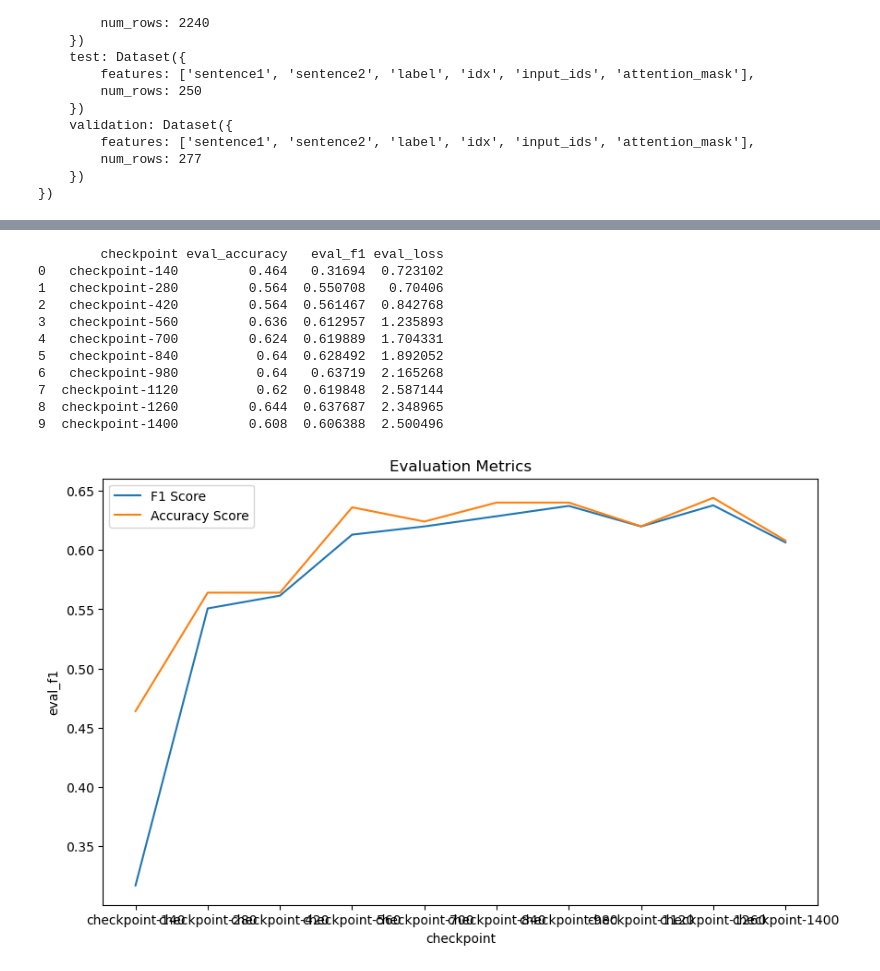
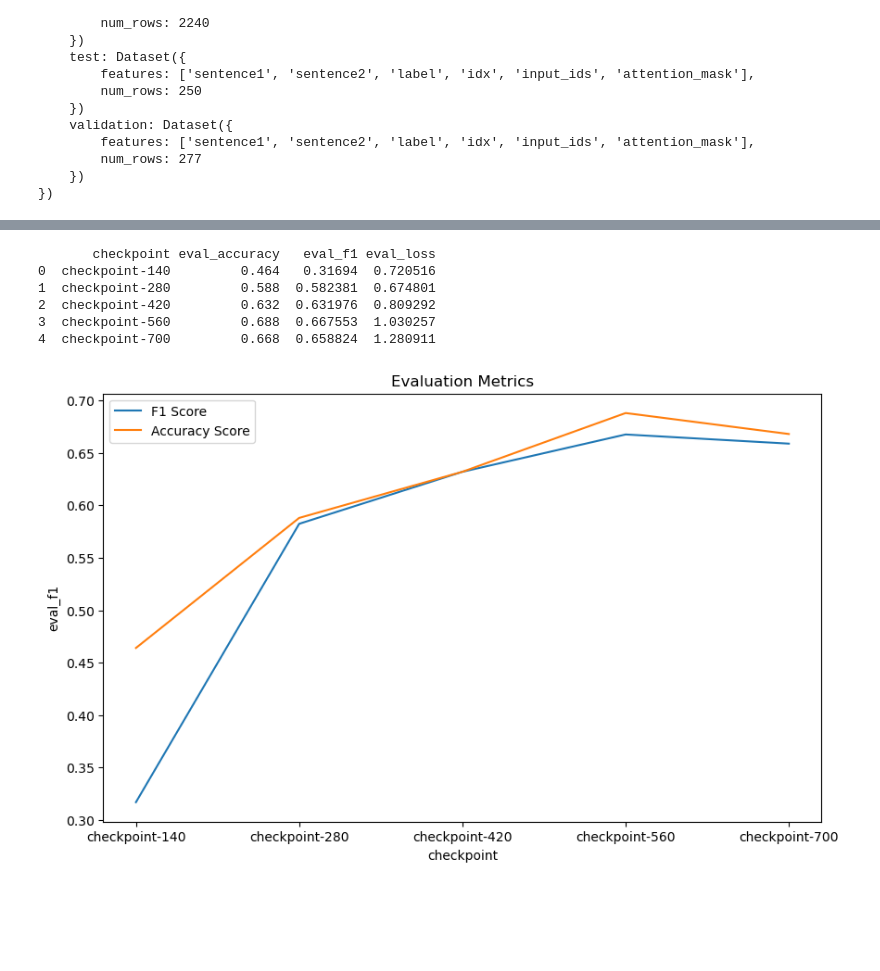
Before and after one commit to brunoconterato/udemy-lazyp-transformers-nlp, a Jupyter notebook: Fine-Tuning (Intermediate)/Fine-Tunning Text Classification Multiple Inputs.ipynb, the cells around one changed output, grey strips where cells are left out. Saved outputs shown, nothing was run; the diff lists cells and outputs as text; code cells hidden in the pictures; blank space fills up the shorter version.

```diff
--- a/Fine-Tuning (Intermediate)/Fine-Tunning Text Classification Multiple Inputs.ipynb
+++ b/Fine-Tuning (Intermediate)/Fine-Tunning Text Classification Multiple Inputs.ipynb
@@ -169,18 +242,24 @@ del tokenized_datasets
 # %%
-metric = load_metric("glue", "rte")
-metric
+
+# def compute_metrics(logits_and_labels):
+#     logits, labels = logits_and_labels
+#     predictions = np.argmax(logits, axis=-1)
+#     return metric.compute(predictions=predictions, references=labels)
+
 
 def compute_metrics(logits_and_labels):
     logits, labels = logits_and_labels
     predictions = np.argmax(logits, axis=-1)
-    return metric.compute(predictions=predictions, references=labels)
+    acc = np.mean(predictions == labels)
+    f1 = f1_score(labels, predictions, average="macro")
+    return {"accuracy": acc, "f1": f1}
 # %%
 def evalCheckpoints(ckpt_path, checkpoints, tokenizer, tokenized_datasets):
     columns = ["eval_accuracy", "eval_f1", "eval_loss"]
     results = pd.DataFrame(columns=columns, index=checkpoints)
     for _ckpt in checkpoints:
         model = AutoModelForSequenceClassification.from_pretrained(
-            ckpt_path + "/" + _ckpt
+            ckpt_path + "/" + _ckpt, num_labels=2
         )
         training_args = TrainingArguments(
             output_dir=ckpt_path,
@@ -188,7 +267,7 @@ def evalCheckpoints(ckpt_path, checkpoints, tokenizer, tokenized_datasets):
             save_strategy="epoch",
             num_train_epochs=3,
             per_device_train_batch_size=16,
-            per_device_eval_batch_size=64,
+            per_device_eval_batch_size=16,
         )
 
         def compute_metrics(logits_and_labels):
@@ -469,32 +560,27 @@ checkpoint-140   checkpoint-420   checkpoint-840
 # %%
 evalCheckpoints(
     ckpt_path="training_dir_rte_DistilBERT",
     checkpoints=[
         "checkpoint-140",
         "checkpoint-280",
         "checkpoint-420",
         "checkpoint-560",
         "checkpoint-700",
-        "checkpoint-840",
-        "checkpoint-980",
-        "checkpoint-1120",
-        "checkpoint-1260",
-        "checkpoint-1400",
+        # "checkpoint-840",
+        # "checkpoint-980",
+        # "checkpoint-1120",
+        # "checkpoint-1260",
+        # "checkpoint-1400",
     ],
     tokenizer=tokenizer_DistilBERT,
     tokenized_datasets=tokenized_datasets_DiltilBERT,
 )
 # %% [output]
-        checkpoint eval_accuracy   eval_f1 eval_loss
-0   checkpoint-140         0.464   0.31694  0.723102
-1   checkpoint-280         0.564  0.550708   0.70406
-2   checkpoint-420         0.564  0.561467  0.842768
-3   checkpoint-560         0.636  0.612957  1.235893
-4   checkpoint-700         0.624  0.619889  1.704331
-5   checkpoint-840          0.64  0.628492  1.892052
-6   checkpoint-980          0.64   0.63719  2.165268
-7  checkpoint-1120          0.62  0.619848  2.587144
-8  checkpoint-1260         0.644  0.637687  2.348965
-9  checkpoint-1400         0.608  0.606388  2.500496
+       checkpoint eval_accuracy   eval_f1 eval_loss
+0  checkpoint-140         0.464   0.31694  0.720516
+1  checkpoint-280         0.588  0.582381  0.674801
+2  checkpoint-420         0.632  0.631976  0.809292
+3  checkpoint-560         0.688  0.667553  1.030257
+4  checkpoint-700         0.668  0.658824  1.280911
-[figure, old version]
+[figure, new version]
 # %%
```
Also changed, not shown: parts of 27 cells of this notebook.
